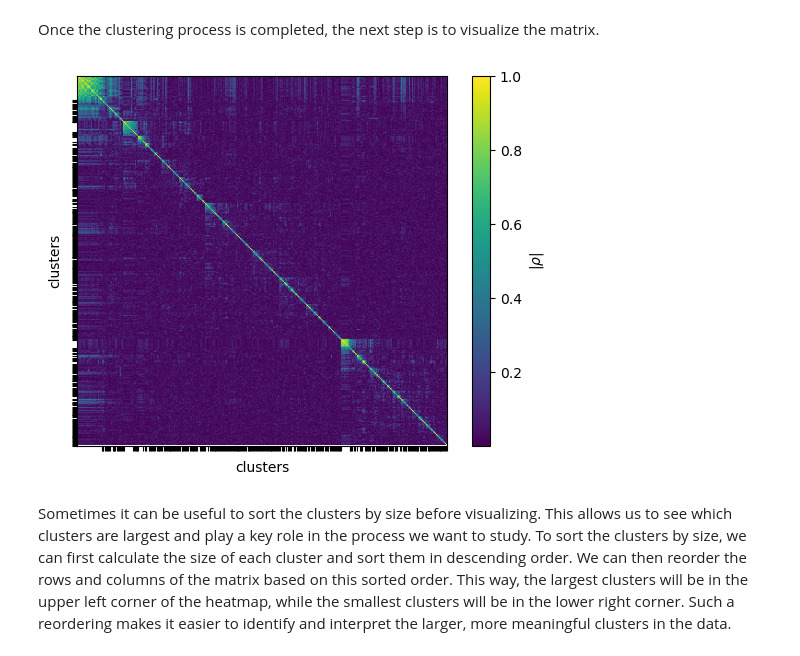
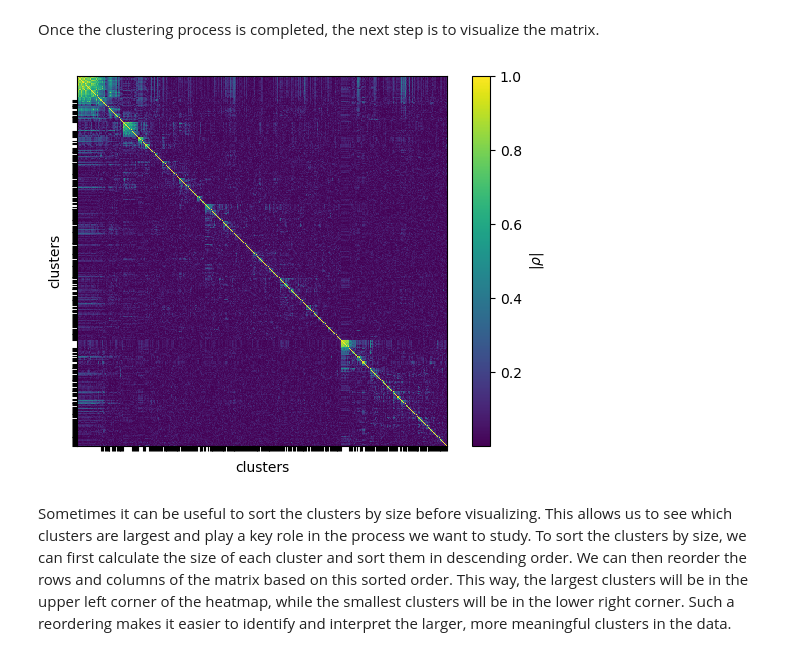
Before and after one commit to moldyn/MoSAIC, a Jupyter notebook: docs/tutorial/t4l_tutorial_github.ipynb, the cells around one changed output. Saved outputs shown, nothing was run; the diff lists cells and outputs as text; code cells hidden in the pictures.

Commit message:
consistent plotting routines

```diff
--- a/docs/tutorial/t4l_tutorial_github.ipynb
+++ b/docs/tutorial/t4l_tutorial_github.ipynb
@@ -71,21 +71,23 @@ matrix.
 # %%
 %matplotlib inline
 import matplotlib.pyplot as plt
 
 
 fig, ax = plt.subplots()
-im = ax.imshow(clustering.matrix_)
+im = ax.pcolormesh(clustering.matrix_)
+ax.invert_yaxis()  # origin to the upper left
+ax.set_aspect('equal')  # 1:1 ratio
 ax.set_xticks(clustering.ticks_)
 ax.set_yticks(clustering.ticks_)
 ax.set_xticklabels([])
 ax.set_yticklabels([])
 ax.set_xlabel('clusters')
 ax.set_ylabel('clusters')
 ax.grid(visible=False)
 plt.colorbar(im, label=r'$|\rho|$')
 plt.show()
 # %% [output]
-[figure, old version]
+[figure, new version]
 # %% [markdown]
 Sometimes it can be useful to sort the clusters by size before visualizing.
 This allows us to see which clusters are largest and play a key role in the
```
